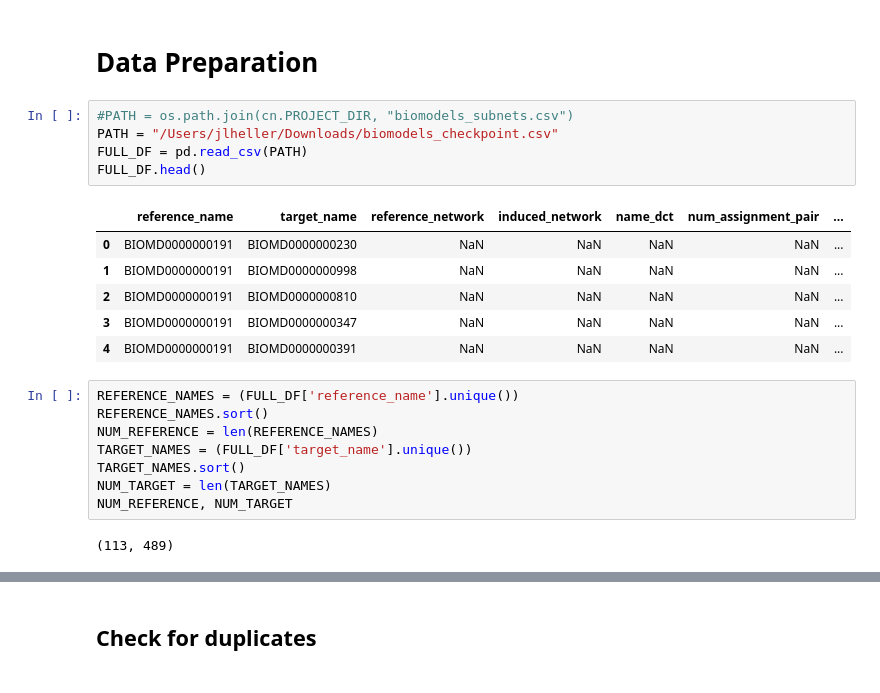
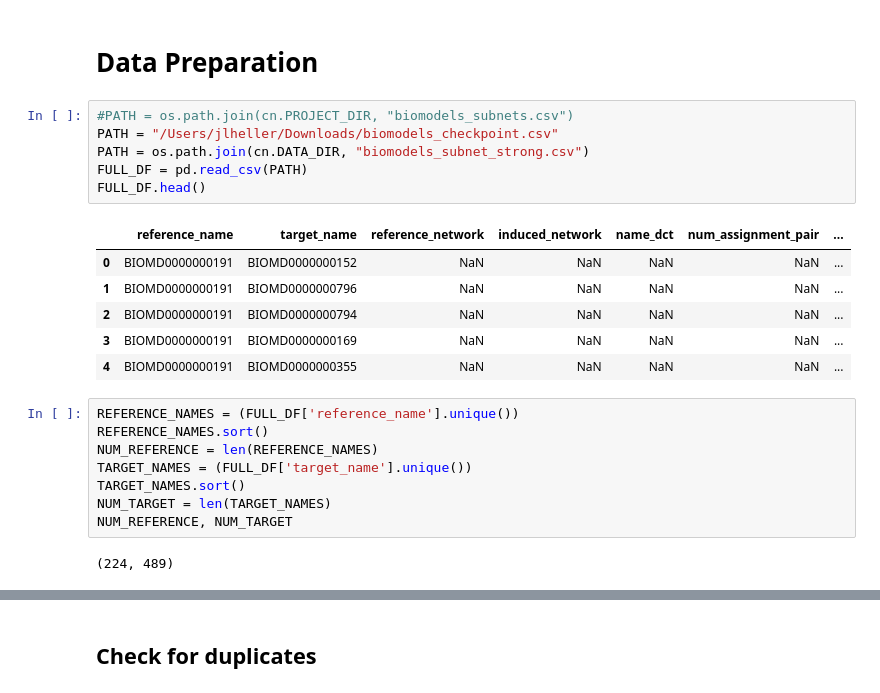
Before and after one commit to ModelEngineering/pySubnetSB, a Jupyter notebook: notebooks/analyze_biomodels_subnets.ipynb, the cells around one changed output, grey strips where cells are left out. Drawn from its saved outputs; the diff is of its cells as text.

```diff
--- a/notebooks/analyze_biomodels_subnets.ipynb
+++ b/notebooks/analyze_biomodels_subnets.ipynb
@@ -15,15 +15,16 @@ from pySubnetSB.network import Network
 # %%
 #PATH = os.path.join(cn.PROJECT_DIR, "biomodels_subnets.csv")
 PATH = "/Users/jlheller/Downloads/biomodels_checkpoint.csv"
+PATH = os.path.join(cn.DATA_DIR, "biomodels_subnet_strong.csv")
 FULL_DF = pd.read_csv(PATH)
 FULL_DF.head()
 # %% [output]
 |  | reference_name | target_name | reference_network | induced_network | name_dct | num_assignment_pair | ... |
-| 0 | BIOMD0000000191 | BIOMD0000000230 | NaN | NaN | NaN | NaN | ... |
-| 1 | BIOMD0000000191 | BIOMD0000000998 | NaN | NaN | NaN | NaN | ... |
-| 2 | BIOMD0000000191 | BIOMD0000000810 | NaN | NaN | NaN | NaN | ... |
-| 3 | BIOMD0000000191 | BIOMD0000000347 | NaN | NaN | NaN | NaN | ... |
-| 4 | BIOMD0000000191 | BIOMD0000000391 | NaN | NaN | NaN | NaN | ... |
+| 0 | BIOMD0000000191 | BIOMD0000000152 | NaN | NaN | NaN | NaN | ... |
+| 1 | BIOMD0000000191 | BIOMD0000000796 | NaN | NaN | NaN | NaN | ... |
+| 2 | BIOMD0000000191 | BIOMD0000000794 | NaN | NaN | NaN | NaN | ... |
+| 3 | BIOMD0000000191 | BIOMD0000000169 | NaN | NaN | NaN | NaN | ... |
+| 4 | BIOMD0000000191 | BIOMD0000000355 | NaN | NaN | NaN | NaN | ... |
 # %%
 REFERENCE_NAMES = (FULL_DF['reference_name'].unique())
 REFERENCE_NAMES.sort()
@@ -33,7 +34,7 @@ TARGET_NAMES.sort()
 NUM_TARGET = len(TARGET_NAMES)
 NUM_REFERENCE, NUM_TARGET
 # %% [output]
-(113, 489)
+(224, 489)
 # %%
 checkDuplicates(FULL_DF)
 # %% [output]
```
Also changed, not shown: parts of 8 cells of this notebook, 1 other file.
